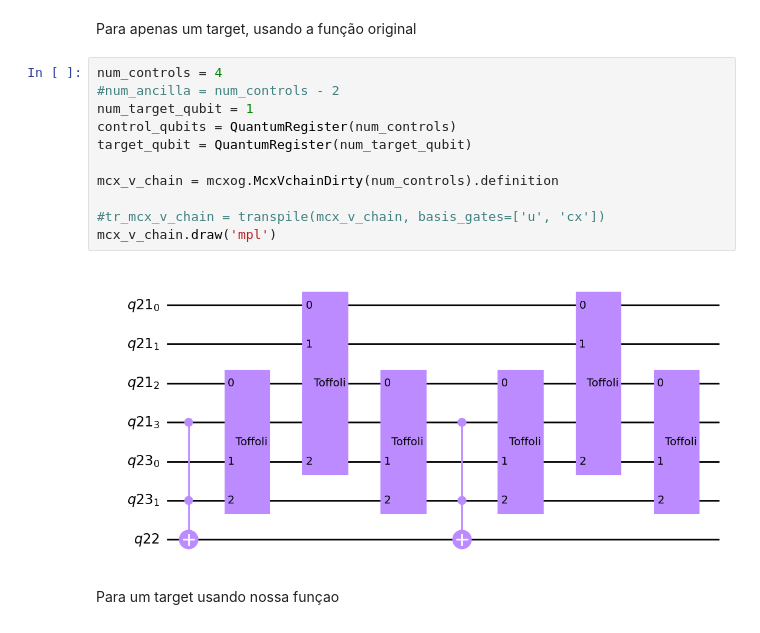
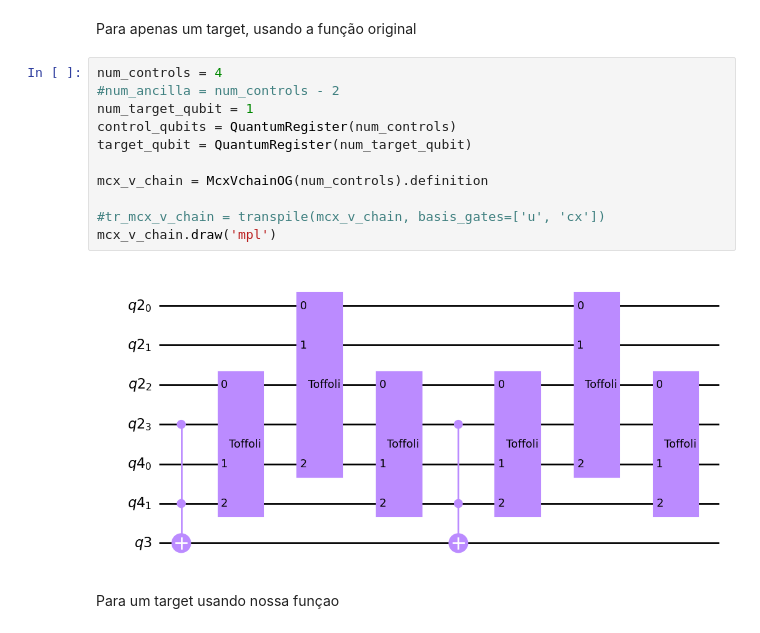
Before and after one commit to qclib/qclib, a Jupyter notebook: qclib/gates/mcxjpt.ipynb, the cells around one changed output. Saved outputs shown, nothing was run; the diff lists cells and outputs as text.

Commit message:
test_mcx_v_chain_3targets
adicionando test_mcx_v_chain_3targets

```diff
--- a/qclib/gates/mcxjpt.ipynb
+++ b/qclib/gates/mcxjpt.ipynb
@@ -39,16 +81,16 @@ Para apenas um target, usando a função original
 # %%
 num_controls = 4
 #num_ancilla = num_controls - 2
 num_target_qubit = 1
 control_qubits = QuantumRegister(num_controls)
 target_qubit = QuantumRegister(num_target_qubit)
 
-mcx_v_chain = mcxog.McxVchainDirty(num_controls).definition
+mcx_v_chain = McxVchainOG(num_controls).definition
 
 #tr_mcx_v_chain = transpile(mcx_v_chain, basis_gates=['u', 'cx'])
 mcx_v_chain.draw('mpl')
 # %% [output]
-[figure, old version]
+[figure, new version]
 # %% [markdown]
 Para um target usando nossa funçao
 # %%
```
Also changed, not shown: parts of 11 cells of this notebook, 1 other file.
